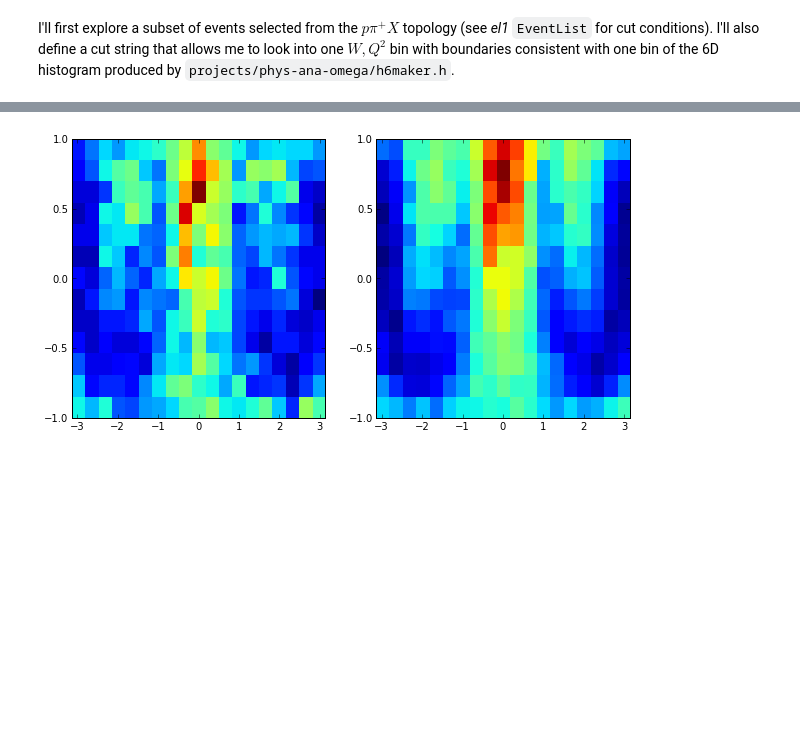
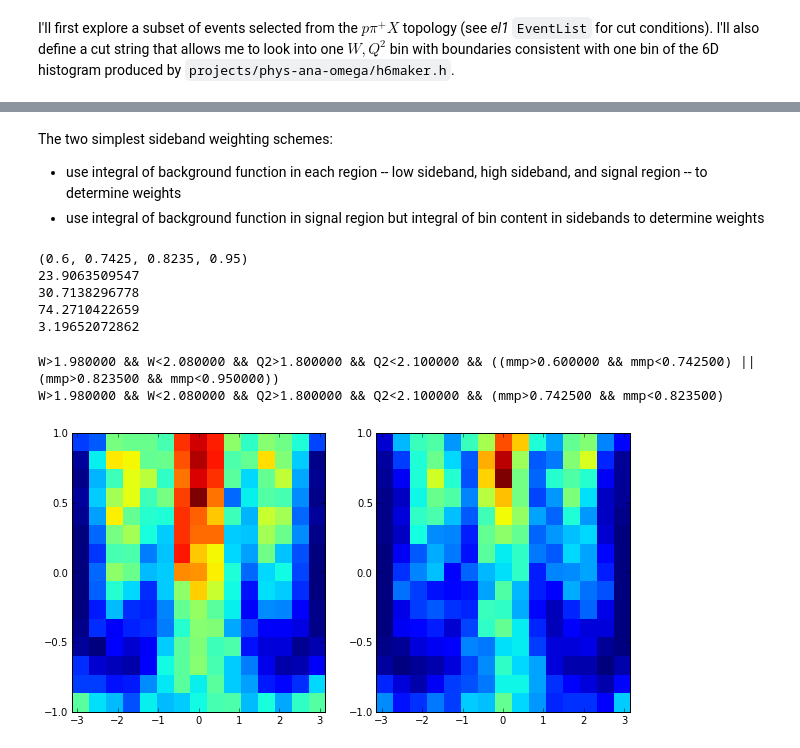
Before and after one commit to evan-phelps/phys-ana-omega, a Jupyter notebook: python/data_skimmed.ipynb, the cells around one changed output, grey strips where cells are left out. Cells and saved outputs as stored; diff of their text form; code cells hidden in the pictures; blank space fills up the shorter version.

```diff
--- a/python/data_skimmed.ipynb
+++ b/python/data_skimmed.ipynb
@@ -81,5 +251,44 @@ hang_100MeV = rh1('ct:phi', cut_5bins, 'hang_5bins', binning=(19, -pi, pi, 13, -
+# %% [markdown]
+
+The two simplest sideband weighting schemes:
+
+* use integral of background function in each region -- low sideband, high sideband, and signal region -- to determine weights
+* use integral of background function in signal region but integral of bin content in sidebands to determine weights
+# %%
+def bgInt(x0, x1, f=fbg_100, h=hmmp_100MeV):
+    b0, b1 = h.FindBin(x0), h.FindBin(x1)
+    x0, x1 = h.GetBinLowEdge(b0), h.GetBinLowEdge(b1+1)
+    return (f.Integral(x0, x1), h.Integral(b0, b1, 'width'))
+
+gsig = 0.0135 # sigma of gauss fit on 20MeV hist from 0.76 to 0.805
+cwidth = 3
+x0, x1, x2, x3 = 0.6, 0.783 - cwidth*gsig, 0.783 + cwidth*gsig, 0.95
+print(x0,x1,x2,x3)
+int01, int12, int23 = bgInt(x0, x1)[0], bgInt(x1, x2)[0], bgInt(x2, x3)[0]
+print(int01)
+print(int12)
+print(int23)
+factorSB = (int01 + int23)/int12
+print(factorSB) # need this for each q2, w bin
+# %% [output]
+(0.6, 0.7425, 0.8235, 0.95)
+23.9063509547
+30.7138296778
+74.2710422659
+3.19652072862
+# %%
+cut_5bins_SB = cut_5bins + ' && ((' + cuts(('mmp',x0,x1)) + ') || (' + cuts(('mmp',x2,x3)) + '))'
+cut_5bins_sig = cut_5bins + ' && (' + cuts(('mmp',x1,x2)) + ')'
+print(cut_5bins_SB)
+print(cut_5bins_sig)
+# %% [output]
+W>1.980000 && W<2.080000 && Q2>1.800000 && Q2<2.100000 && ((mmp>0.600000 && mmp<0.742500) || (mmp>0.823500 && mmp<0.950000))
+W>1.980000 && W<2.080000 && Q2>1.800000 && Q2<2.100000 && (mmp>0.742500 && mmp<0.823500)
+# %%
+hang_5bins_SB = rh1('ct:phi', cut_5bins_SB, 'hang_5bins_SB', binning=(15, -pi, pi, 15, -1, 1))
+hang_5bins_sig = rh1('ct:phi', cut_5bins_sig, 'hang_5bins_sig', binning=(15, -pi, pi, 15, -1, 1))
 # %%
-fig_ang_20_100 = draw(hang_20MeV, 2, 1, 1)
-fig_ang_20_100 = draw(hang_100MeV, 2, 1, 2, fig_ang_20_100)
+fig = draw(hang_5bins_SB, 2, 1, 1, figsize=(10, 5))
+fig = draw(hang_5bins_sig, 2, 1, 2, fig)
 # %% [output]
-[figure, old version]
+[figure, new version]
```
Also changed, not shown: parts of 43 cells of this notebook, 7 other files.
